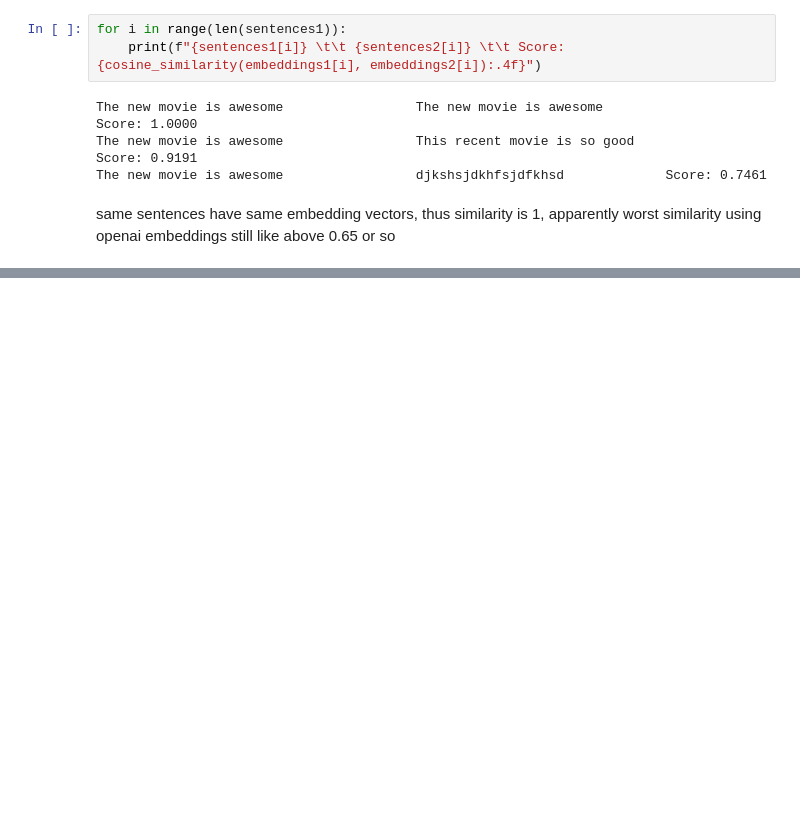
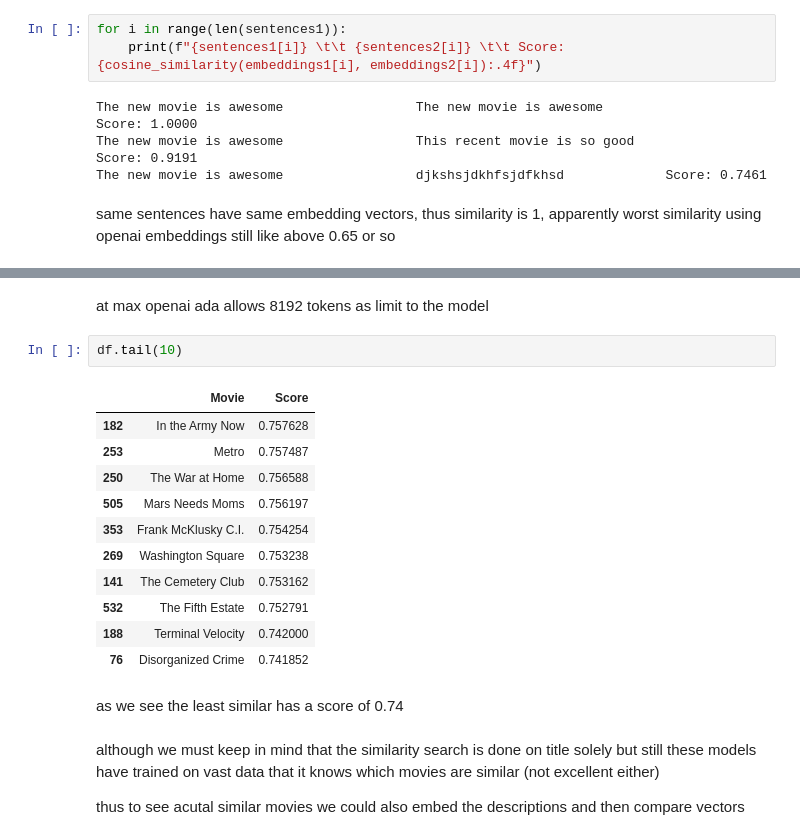
Before and after one commit to deril2605/vector-search-azure-experiment, a Jupyter notebook: vector-embeddings.ipynb, the cells around one changed output, grey strips where cells are left out. Saved outputs shown, nothing was run; the diff lists cells and outputs as text; blank space fills up the shorter version.

```diff
--- a/vector-embeddings.ipynb
+++ b/vector-embeddings.ipynb
@@ -91,0 +133,22 @@ same sentences have same embedding vectors, thus similarity is 1, apparently wor
+# %% [markdown]
+at max openai ada allows 8192 tokens as limit to the model
+# %%
+df.tail(10)
+# %% [output]
+|  | Movie | Score |
+| 182 | In the Army Now | 0.757628 |
+| 253 | Metro | 0.757487 |
+| 250 | The War at Home | 0.756588 |
+| 505 | Mars Needs Moms | 0.756197 |
+| 353 | Frank McKlusky C.I. | 0.754254 |
+| 269 | Washington Square | 0.753238 |
+| 141 | The Cemetery Club | 0.753162 |
+| 532 | The Fifth Estate | 0.752791 |
+| 188 | Terminal Velocity | 0.742000 |
+| 76 | Disorganized Crime | 0.741852 |
+# %% [markdown]
+as we see the least similar has a score of 0.74
+# %% [markdown]
+although we must keep in mind that the similarity search is done on title solely but still these models have trained on vast data that it knows which movies are similar (not excellent either)
+
+thus to see acutal similar movies we could also embed the descriptions and then compare vectors
```
Also changed, not shown: parts of 4 cells of this notebook, 3 other files.
